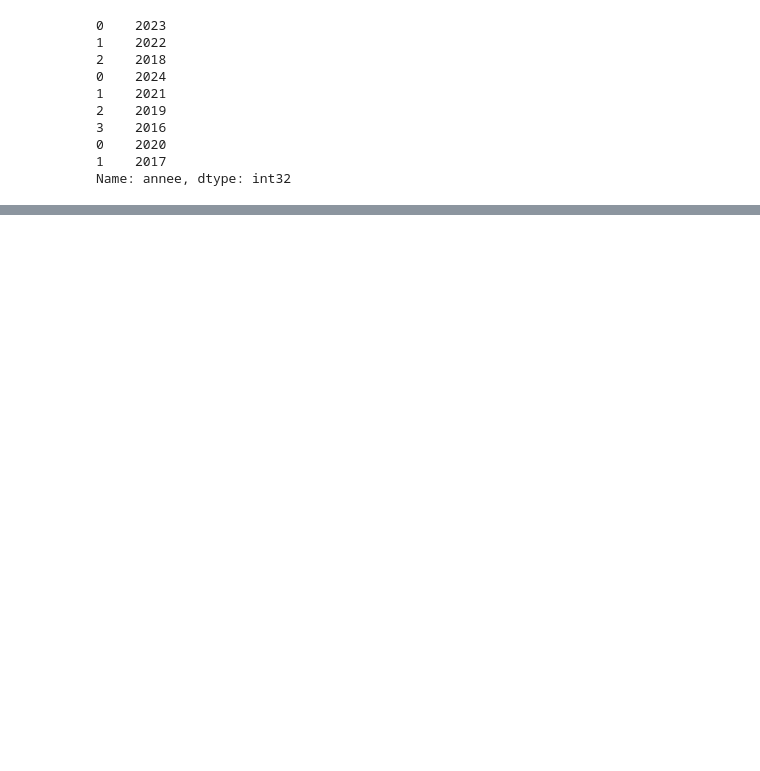
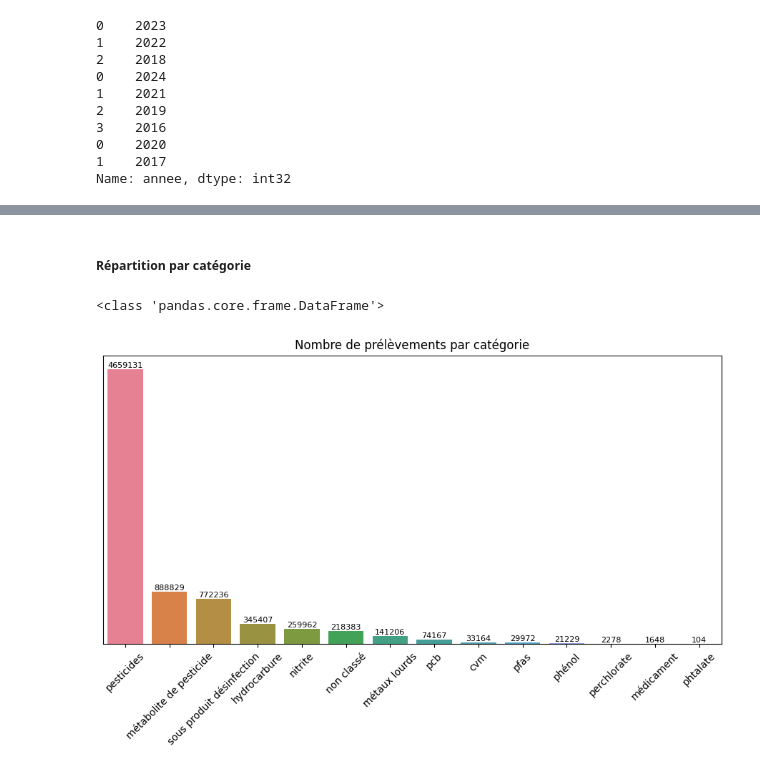
Before and after one commit to 64FC/DFG_Pollution_Eau, a Jupyter notebook: DFG_Pollution_Eau.ipynb, the cells around one changed output, grey strips where cells are left out. Drawn from its saved outputs; the diff is of its cells as text; code cells hidden in the pictures; blank space fills up the shorter version.

```diff
--- a/DFG_Pollution_Eau.ipynb
+++ b/DFG_Pollution_Eau.ipynb
@@ -479,0 +869,7 @@ Présence de ['di-2-éthylhexyle', 'di-2-ethylhexyle', 'di-isononyle', 'di-isod
+# %%
+# Suppression des lignes pour les catégories non considérées
+categ_remov = ['dioxine et furane', 'paramètre organoleptique', 'minéral',
+               'microbio', 'radioactivité']
+
+df_re_categ = df_re_m[~df_re_m['categorie'].isin(categ_remov)].compute()
+df_re_categ.shape
@@ -479,0 +951,6 @@ Présence de ['di-2-éthylhexyle', 'di-2-ethylhexyle', 'di-isononyle', 'di-isod
+# %%
+# Sélection des lignes
+lst_remov = ['INCOMPT.', 'N.M.']
+
+df_re_rq = df_re_categ[~df_re_categ['rqana'].isin(lst_remov)]
+df_re_rq.shape
@@ -479,0 +976,4 @@ Présence de ['di-2-éthylhexyle', 'di-2-ethylhexyle', 'di-isononyle', 'di-isod
+# %%
+# Sélection sur l'année 2024 pour première étude
+df_re_2024 = df_re_rq[df_re_rq['annee']==2024]
+df_re_2024.shape
@@ -479,0 +1051,29 @@ Présence de ['di-2-éthylhexyle', 'di-2-ethylhexyle', 'di-isononyle', 'di-isod
+# %% [markdown]
+##### Répartition par catégorie
+# %%
+# Répartition par catégorie
+nb_par_cat = (
+    df_re_2024.groupby('categorie')['referenceprel']
+    .count()
+    .reset_index()
+    .sort_values(by='referenceprel', ascending=False))
+print(type(nb_par_cat))
+# %% [output]
+<class 'pandas.core.frame.DataFrame'>
+# %%
+# Size of the plot
+plt.figure(figsize=(9, 6))
+
+ax = sns.barplot(x='categorie', y='referenceprel', hue='categorie' ,data=nb_par_cat)
+plt.xticks(rotation=45)
+ax.set_title('Nombre de prélèvements par catégorie')
+ax.set(xlabel='', ylabel='', yticks=[])
+
+# Add value labels on top of each bar
+for container in ax.containers:
+    ax.bar_label(container, fmt='%.0f', fontsize=8)
+
+plt.tight_layout()
+plt.show()
+# %% [output]
+[figure, added]
```
Also changed, not shown: parts of 176 cells of this notebook.
